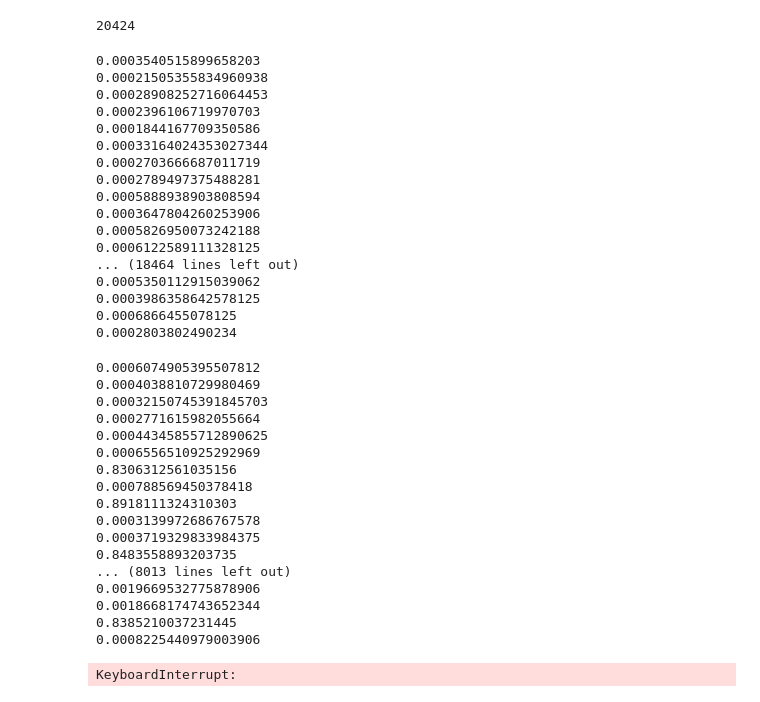
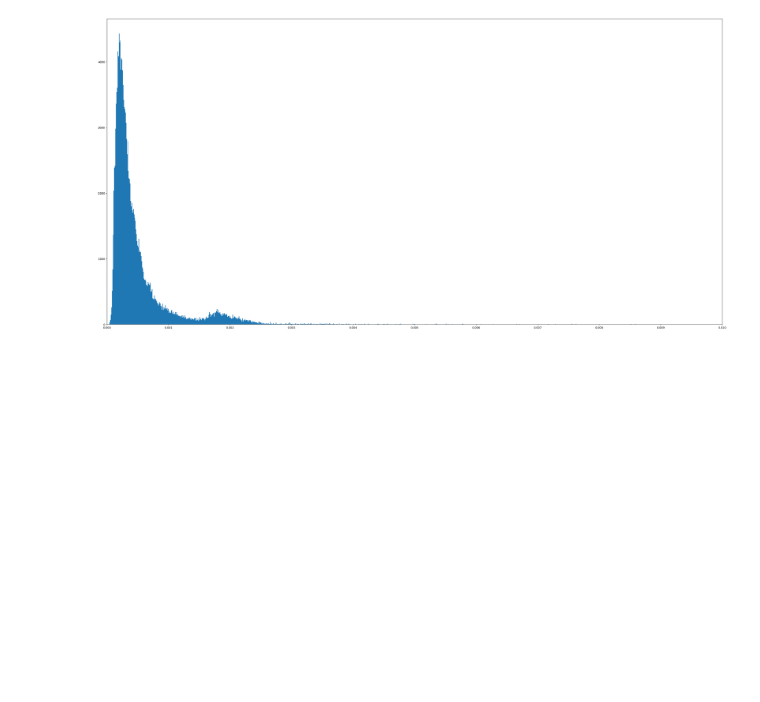
Before and after one commit to mcity/mcity_data_engine, a Jupyter notebook: scripts/find_VRU.ipynb, the cells around one changed output. Drawn from its saved outputs; the diff is of its cells as text; code cells hidden in the pictures; blank space fills up the shorter version.

Commit message:
Improved bbox tagging

```diff
--- a/scripts/find_VRU.ipynb
+++ b/scripts/find_VRU.ipynb
@@ -97,6 +97,9 @@ def calculate_iou(box1, box2):
     union_area = box1_area + box2_area - inter_area
 
     return inter_area / union_area if union_area > 0 else 0
+
+def calculcate_size(box):
+    return box[2] * box[3]
 # %%
 agreement_threshold = 3
 iou_threshold = 0.5
@@ -178,51 +231,13 @@ for field, field_detections in tqdm(zip(pred_fields,samples_detections), desc =
     view.set_values(field + ".detections", field_detections)
 # %%
 # Analyze bounding_box size distribution
-view_vru = view.match_labels(tags=v51_tag)
+view_vru = view.select_labels(tags=v51_tag)
 print(len(view_vru))
 
 bbox_areas = []
-samples_detections = [] # List of lists of list [model][sample][detections]
 for field in tqdm(pred_fields, desc = "Getting bounding boxes values"):
     field_detections = view_vru.values(f"{field}.detections")  # list of lists of detections per sample
     for detections in field_detections:
         for detection in detections:
             bbox_area = float(detection["bounding_box"][2] * detection["bounding_box"][3])
-            bbox_areas.append()
+            bbox_areas.append(bbox_area)
-# %% [output]
-20424
-0.0003540515899658203
-0.00021505355834960938
-0.00028908252716064453
-0.0002396106719970703
-0.0001844167709350586
-0.00033164024353027344
-0.0002703666687011719
-0.0002789497375488281
-0.0005888938903808594
-0.0003647804260253906
-0.0005826950073242188
-0.0006122589111328125
-... (18464 lines left out)
-0.0005350112915039062
-0.0003986358642578125
-0.0006866455078125
-0.0002803802490234
-0.0006074905395507812
-0.0004038810729980469
-0.00032150745391845703
-0.0002771615982055664
-0.00044345855712890625
-0.0006556510925292969
-0.8306312561035156
-0.000788569450378418
-0.8918111324310303
-0.0003139972686767578
-0.0003719329833984375
-0.8483558893203735
-... (8013 lines left out)
-0.0019669532775878906
-0.0018668174743652344
-0.8385210037231445
-0.0008225440979003906
-KeyboardInterrupt:
@@ -228,0 +256,12 @@ KeyboardInterrupt:
+# %%
+import matplotlib.pyplot as plt
+
+fig, ax = plt.subplots(figsize=(40,20))
+ax.hist(bbox_areas, bins=1000)
+
+ax.xaxis.set_major_locator(plt.MultipleLocator(0.001))
+plt.xlim(0, 0.01)
+
+plt.show()
+# %% [output]
+[figure, added]
```
Also changed, not shown: parts of 3 cells of this notebook.
